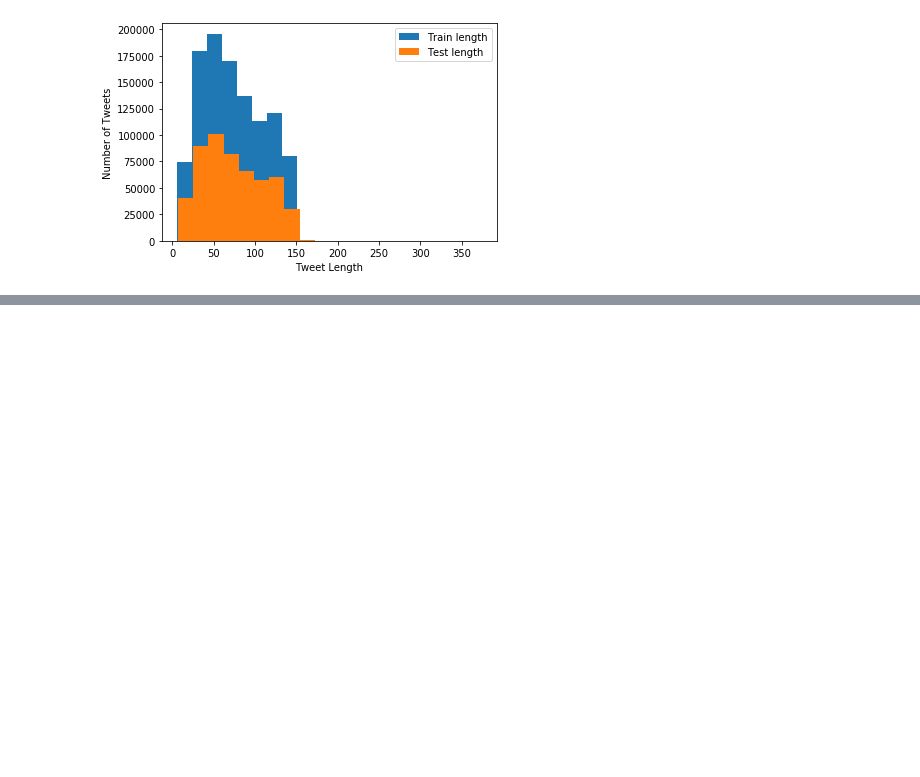
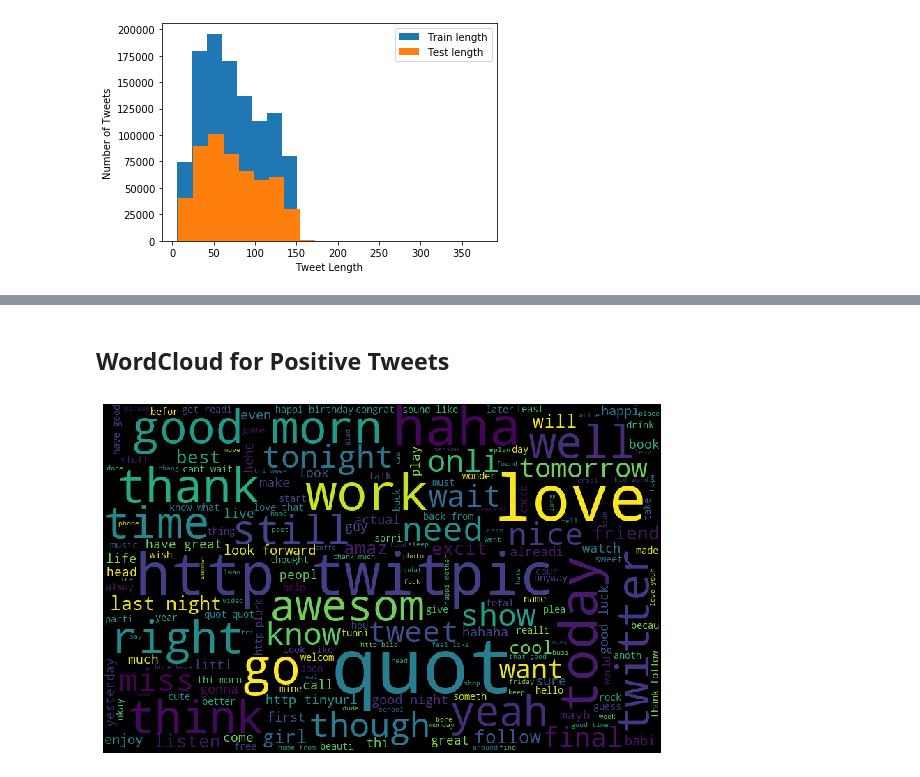
Before and after one commit to vamshigujjari/SentimentAnalysis, a Jupyter notebook: SentimentAnalysis-1.ipynb, the cells around one changed output, grey strips where cells are left out. Saved outputs shown, nothing was run; the diff lists cells and outputs as text; code cells hidden in the pictures; blank space fills up the shorter version.

```diff
--- a/SentimentAnalysis-1.ipynb
+++ b/SentimentAnalysis-1.ipynb
@@ -130,11 +180,15 @@ plt.show()
+# %% [markdown]
+## WordCloud for Positive Tweets
 # %%
 %%time
 from wordcloud import WordCloud
 
-train_words = ' '.join([text for text in train['clean_tweet'][train['Sentiment'] == 0]])
+train_words = ' '.join([text for text in df['clean_tweet'][df['Sentiment'] == 1]])
 train_wordcloud = WordCloud(width=800, height=500, random_state=21, max_font_size=110).generate(train_words)
 
 plt.figure(figsize=(10,7))
 plt.imshow(train_wordcloud)
 plt.axis('off')
 plt.show()
+# %% [output]
+[figure, added]
```
Also changed, not shown: parts of 27 cells of this notebook.
